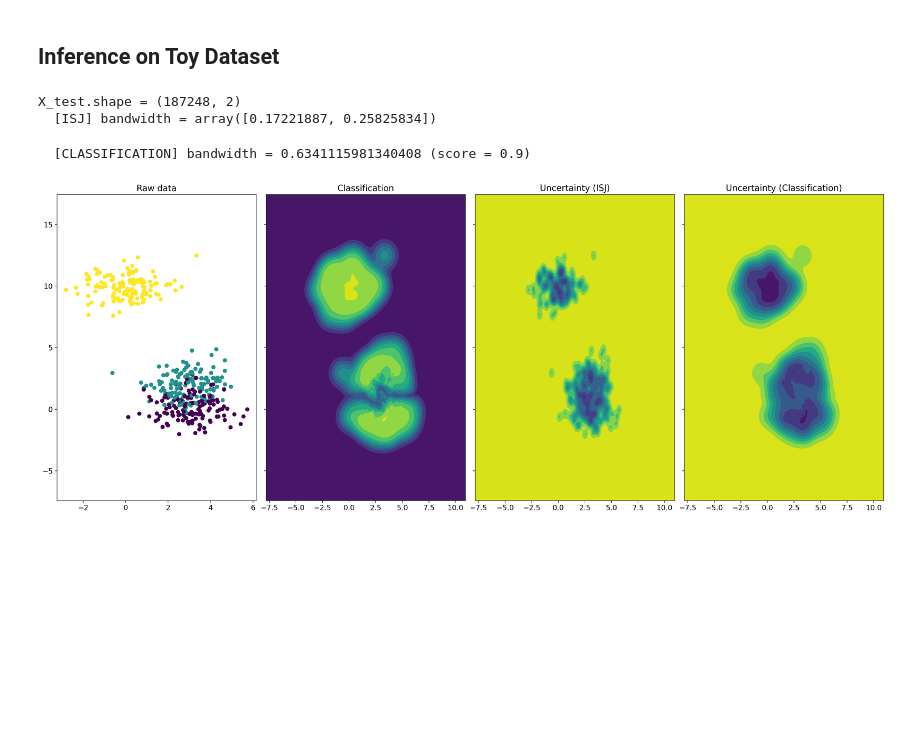
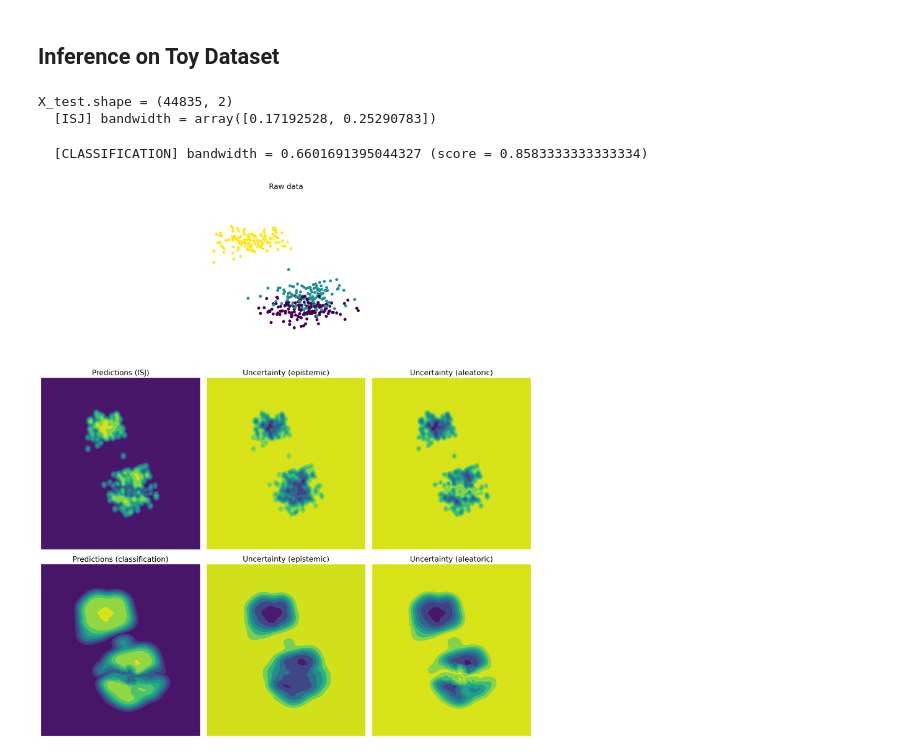
Before and after one commit to stat-ml/NUQ, a Jupyter notebook: examples/example.ipynb, the cells around one changed output. Saved outputs shown, nothing was run; the diff lists cells and outputs as text; code cells hidden in the pictures; blank space fills up the shorter version.

Commit message:
feature: aleatoric uncertainty

```diff
--- a/examples/example.ipynb
+++ b/examples/example.ipynb
@@ -16,7 +16,8 @@ from sklearn.datasets import make_blobs
 from sklearn.model_selection import train_test_split
 from nuq import NuqClassifier
 
-matplotlib.rcParams.update({"font.size": 12})
+plt.rcParams.update({"font.size": 14})
+# plt.rcParams["image.cmap"] = "twilight"
 
 
 def plot_data(X, y, title=None):
@@ -89,46 +90,58 @@ vs
 ## Make a dataset
 X, y = make_data(
     total_size=500,  # total_size=10_000,
     centers=np.array([[3.0, 0.0], [3.0, 2.0], [0.0, 10]]),
 )
 X_train, X_val, y_train, y_val = train_test_split(X, y, test_size=0.2, random_state=42)
 
 x_min, x_max = X[:, 0].min() - 5, X[:, 0].max() + 5
 y_min, y_max = X[:, 1].min() - 5, X[:, 1].max() + 5
 
-h_x, h_y = [0.05] * 2
+h_x, h_y = [0.1] * 2
 xx, yy = np.meshgrid(np.arange(x_min, x_max, h_x), np.arange(y_min, y_max, h_y))
 X_test = np.c_[xx.ravel(), yy.ravel()]
 print(f"{X_test.shape = }")
 
-fig, ax = plt.subplots(nrows=1, ncols=4, figsize=(20, 8), dpi=200, sharey=True)
-ax[0].set_title("Raw data")
-ax[0].scatter(X_train[:, 0], X_train[:, 1], c=y_train)
+fig, ax = plt.subplots(nrows=3, ncols=3, figsize=(16, 18), dpi=200, sharey=True)
+ax = ax.ravel()
 
-for i, tune_bandwidth in enumerate(["ISJ", "Classification"]):
+for axis in ax:
+    axis.axis("off")
+ax[1].set_title("Raw data")
+ax[1].scatter(X_train[:, 0], X_train[:, 1], c=y_train)
+
+for i, tune_bandwidth in enumerate(["ISJ", "classification"]):
     nuq = NuqClassifier(
         tune_bandwidth=tune_bandwidth.lower(),
         kernel_type="RBF",
         n_neighbors=20,
         log_pN=0.0,
         sparse=False,
         verbose=True,
     )
     nuq.fit(X=X_train, y=y_train)
 
-    ax[1].set_title("Classification")
-    probs, uncertainty = nuq.predict_proba(X_test, return_uncertainty=True)
-    ax[1].contourf(xx, yy, np.max(probs, axis=-1).reshape(*xx.shape))
+    first_run = True
+    for j, return_uncertainty in enumerate(["epistemic", "aleatoric"]):
+        idx = 3 * (i + 1)
 
-    ax[i + 2].set_title(f"Uncertainty ({tune_bandwidth})")
-    ax[i + 2].contourf(xx, yy, uncertainty.reshape(*xx.shape))
+        probs, uncertainty = nuq.predict_proba(
+            X_test, return_uncertainty=return_uncertainty
+        )
+        if first_run:
+            ax[idx].set_title(f"Predictions ({tune_bandwidth})")
+            ax[idx].contourf(xx, yy, np.max(probs, axis=-1).reshape(*xx.shape))
+            first_run = False
+
+        ax[idx + j + 1].set_title(f"Uncertainty ({return_uncertainty})")
+        ax[idx + j + 1].contourf(xx, yy, uncertainty.reshape(*xx.shape))
 
 plt.tight_layout()
 plt.show()
 # %% [output]
-X_test.shape = (187248, 2)
-  [ISJ] bandwidth = array([0.17221887, 0.25825834])
+X_test.shape = (44835, 2)
+  [ISJ] bandwidth = array([0.17192528, 0.25290783])
-  [CLASSIFICATION] bandwidth = 0.6341115981340408 (score = 0.9)
+  [CLASSIFICATION] bandwidth = 0.6601691395044327 (score = 0.8583333333333334)
-[figure, old version]
+[figure, new version]
 # %%
 fig.savefig("nuq_example.pdf")
```
Also changed, not shown: parts of 3 cells of this notebook, 1 other file.
